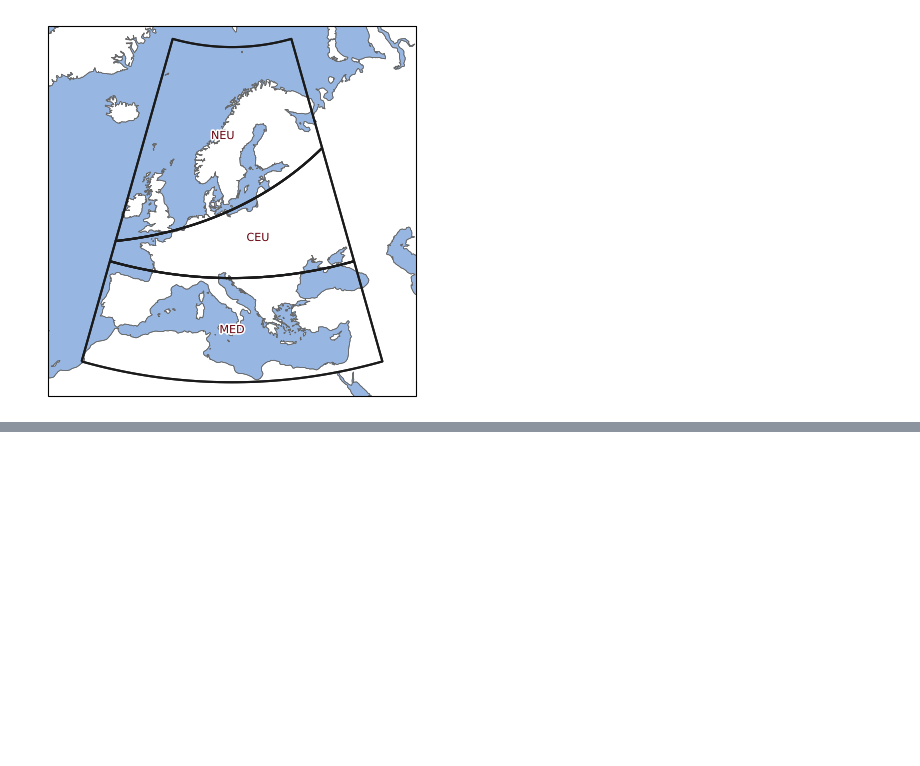
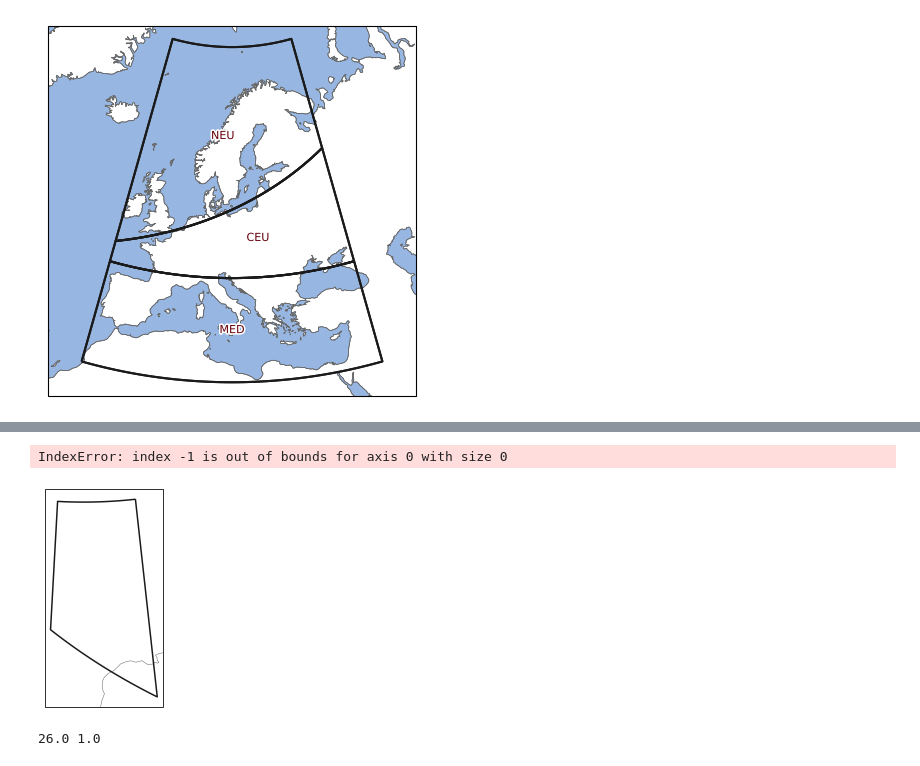
Before and after one commit to TristanPelser/mesmer, a Jupyter notebook: plots/SREX region plot .ipynb, the cells around one changed output, grey strips where cells are left out. Drawn from its saved outputs; the diff is of its cells as text; code cells hidden in the pictures; blank space fills up the shorter version.

```diff
--- a/plots/SREX region plot .ipynb
+++ b/plots/SREX region plot .ipynb
@@ -86,3 +175,10 @@ ax.set_extent([-15, 45, 28, 76], crs=ccrs.PlateCarree())
 plt.show()
 # %% [output]
 [figure]
+# %%
+dir_in = '/home/tristan/mesmer/data/'
+file = 'obs_data_25.nc'
+
+ds = xr.open_dataset(dir_in+file).roll(lat=72)
+ds['lon'] = ds['lon'] - 180
+ds
@@ -88,0 +205,2 @@ plt.show()
+# %%
+ds['mask'] = mask
@@ -88,0 +230,3 @@ plt.show()
+# %%
+CNA_index = regionmask.defined_regions.ar6.land.map_keys("SAU")
+CNA_index
@@ -88,0 +235,3 @@ plt.show()
+# %%
+tas_CNA = ds.where(mask == CNA_index)
+tas_CNA
@@ -88,0 +259,14 @@ plt.show()
+# %%
+# choose a good projection for regional maps
+proj = ccrs.LambertConformal(central_longitude=-100)
+
+ax = plt.subplot(111, projection=proj)
+
+regionmask.defined_regions.ar6.land[["CNA"]].plot(ax=ax, add_label=False)
+
+tas_CNA.isel(time=1).temperature.plot.pcolormesh(ax=ax)
+
+ax.coastlines();
+# %% [output]
+IndexError: index -1 is out of bounds for axis 0 with size 0
+[figure, added]
@@ -88,0 +279,5 @@ plt.show()
+# %%
+x = x[~np.isnan(x)]
+print(x.max(), x.min())
+# %% [output]
+26.0 1.0
```
Also changed, not shown: parts of 21 cells of this notebook, 3 other files.
